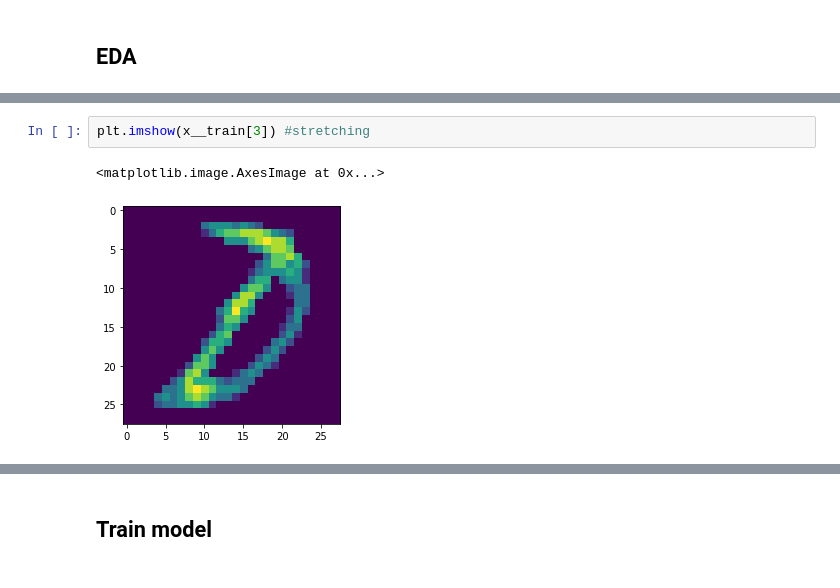
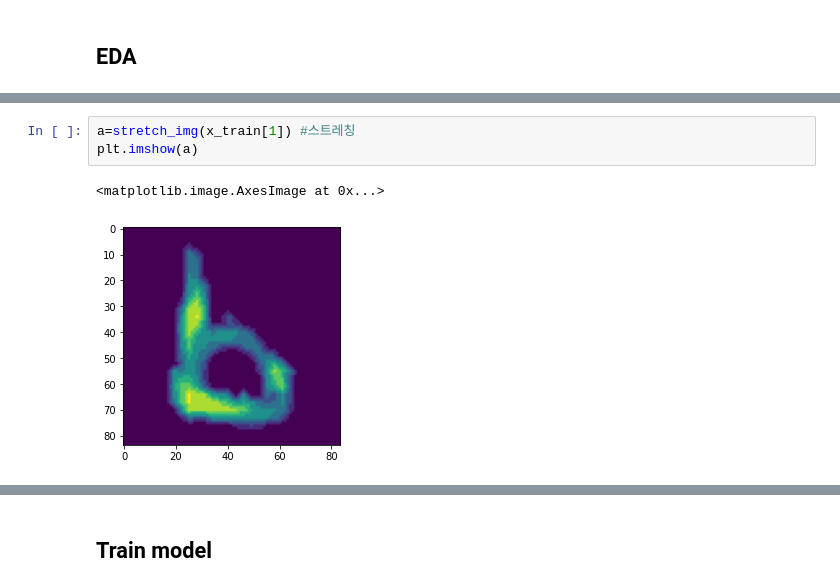
Before and after one commit to jihyejjang/dacon-image-classifier, a Jupyter notebook: 0905_0.87254(minji)_preprocessing.ipynb, the cells around one changed output, grey strips where cells are left out. Drawn from its saved outputs; the diff is of its cells as text.

```diff
--- a/0905_0.87254(minji)_preprocessing.ipynb
+++ b/0905_0.87254(minji)_preprocessing.ipynb
@@ -66,5 +117,6 @@ plt.imshow(X_train[3]) #equlization
-# %%
-plt.imshow(x__train[3]) #stretching
-# %% [output]
-<matplotlib.image.AxesImage at 0x...>
-[figure, removed]
+# %%
+a=stretch_img(x_train[1]) #스트레칭
+plt.imshow(a)
+# %% [output]
+<matplotlib.image.AxesImage at 0x...>
+[figure, added]
```
Also changed, not shown: parts of 37 cells of this notebook, 2 other files.
